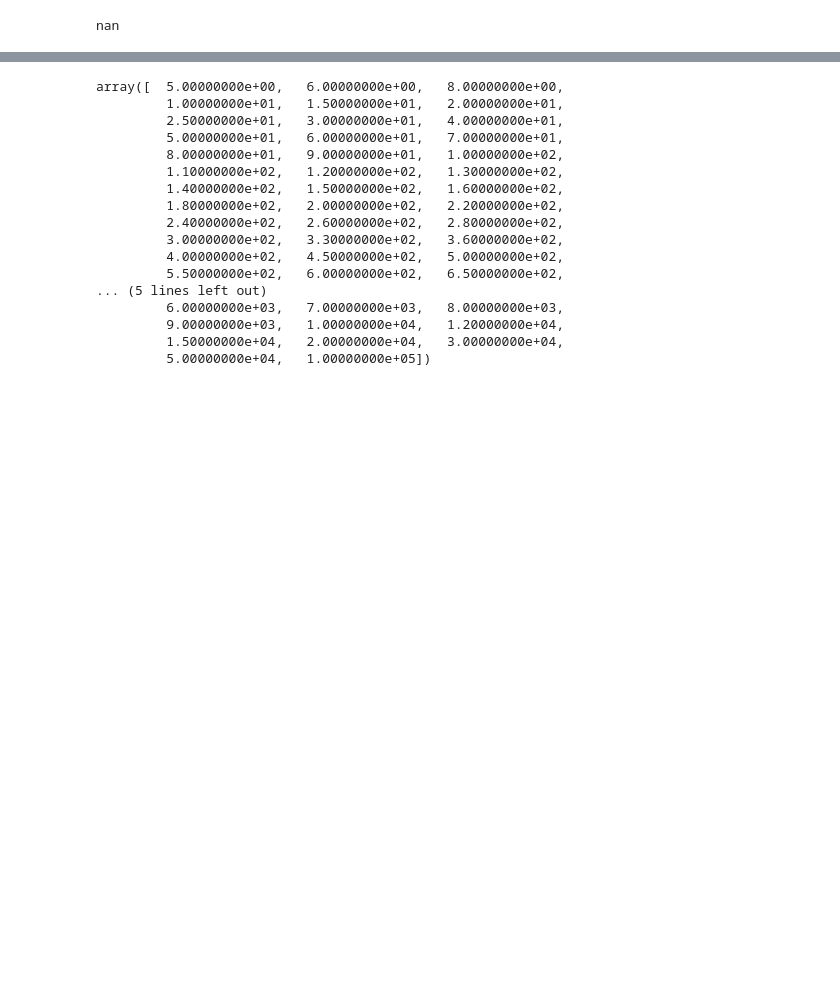
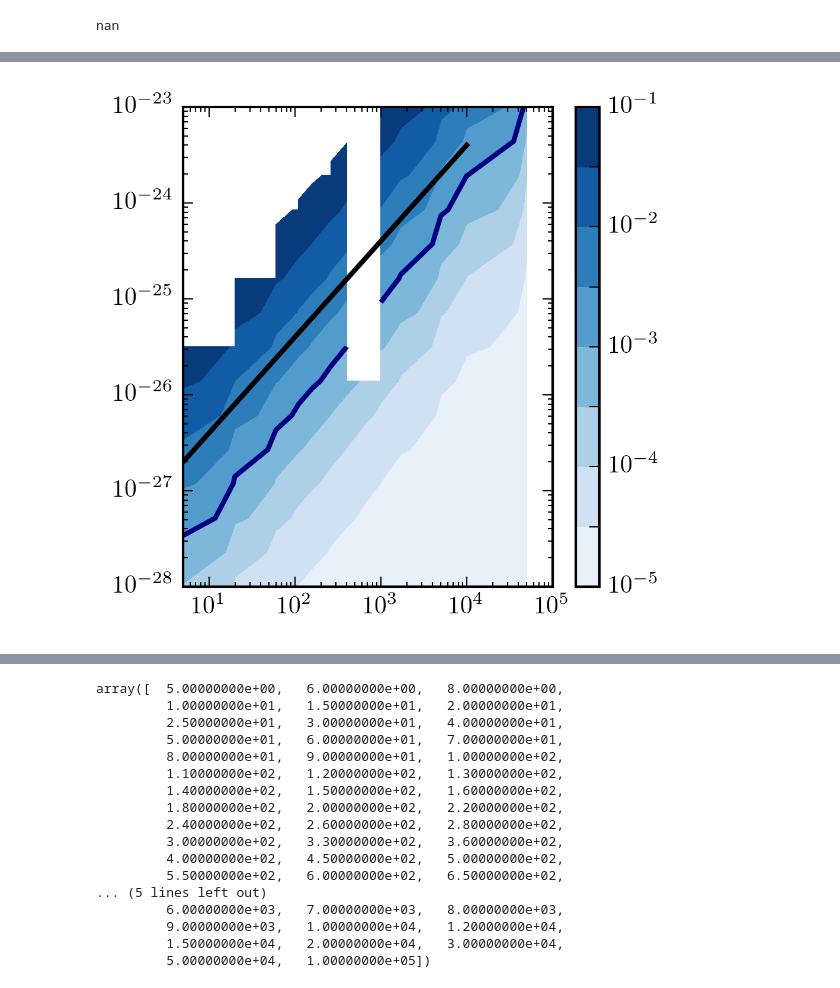
Before and after one commit to lue/dmb, a Jupyter notebook: photon_model.ipynb, the cells around one changed output, grey strips where cells are left out. Cells and saved outputs as stored; diff of their text form; code cells hidden in the pictures; blank space fills up the shorter version.

```diff
--- a/photon_model.ipynb
+++ b/photon_model.ipynb
@@ -380,7 +381,7 @@ mx_list = np.sort(list(set(dm_data['mDM'])))[::5]
 sigmav_list = np.logspace(-28, -23, 15)
 tau_map = np.zeros([len(mx_list), len(sigmav_list)])
 # %%
-for i in range(len(mx_list))[:]:
+for i in range(len(mx_list))[::-1]:
     for j in range(len(sigmav_list)):
         print i,j
         tau_map[i,j]=tau_diff(mx_list[i], sigmav_list[j])
@@ -387,13 +407,15 @@ for i in range(len(mx_list))[:]:
 # %%
 from matplotlib.colors import LogNorm
 
 plt.contourf(mx_list, sigmav_list, tau_map.T, levels=np.logspace(-5,-1,9), interpolation='nearest', norm=LogNorm(),cmap='Blues')
 plt.colorbar()
-plt.contour(mx_list, sigmav_list, tau_map.T, levels=[0.00083], interpolation='nearest', norm=LogNorm())
+plt.contour(mx_list, sigmav_list, tau_map.T, levels=[0.001], interpolation='nearest', norm=LogNorm())
 plt.plot([0.5, 1e4], [2e-28, 4e-24], 'k')
 plt.xlim([5, 1e5])
 plt.xscale('log')
 plt.yscale('log')
+# %% [output]
+[figure, added]
 # %% [markdown]
 ![Plank dm](http://2.bp.blogspot.com/-Y9UO7uQOE68/VHzDeWlgV2I/AAAAAAAABgk/FtQ8qd8HeNo/s1600/Planck_DMlimits.png)
 # %%
```
Also changed, not shown: parts of 2 cells of this notebook, 3 other files.
